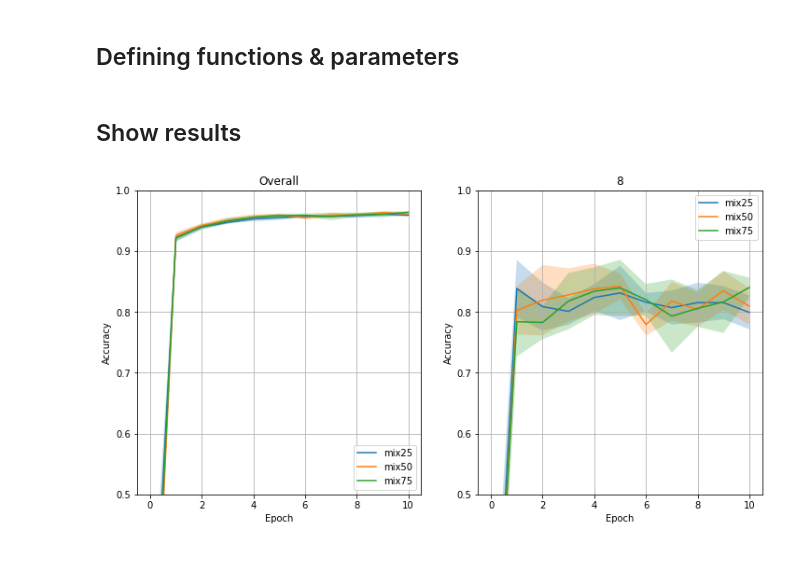
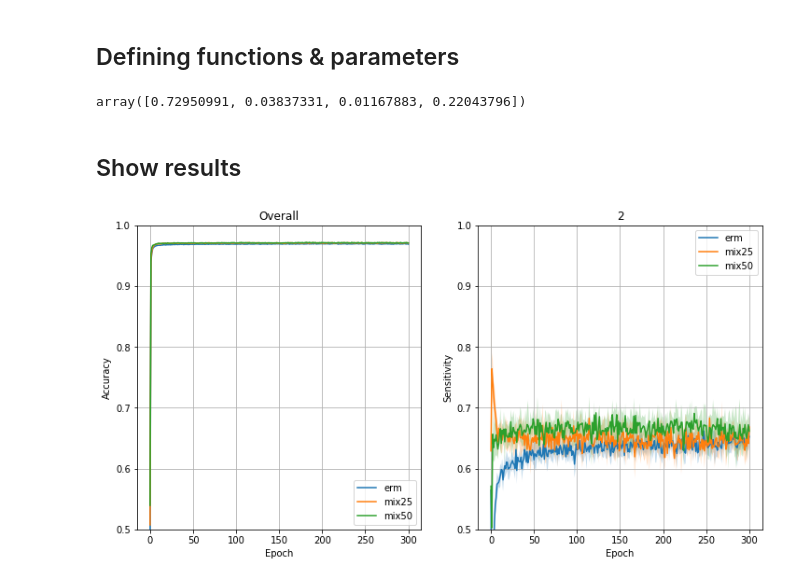
Before and after one commit to MsAsterisk1/ERM_GDRO, a Jupyter notebook: notebooks/Results Visualization.ipynb, the cells around one changed output. Drawn from its saved outputs; the diff is of its cells as text; code cells hidden in the pictures.

```diff
--- a/notebooks/Results Visualization.ipynb
+++ b/notebooks/Results Visualization.ipynb
@@ -16,19 +16,30 @@ Put the path of the folder containing the results in load_dir and run the cells
 # %%
 import matplotlib.pyplot as plt
 import pandas as pd
+import numpy as np
 
 # .csv to load results from
-load_path = 'test_results/mnist_independent/accuracies.csv'
+load_path = 'C:\\Users\\efurst1\\Documents\\waterbirds\\2\\accuracies.csv' #'test_results/mnist_independent/accuracies.csv'
+# %%
+# Get train set subclass sizes for waterbirds and find correction factors for the overall accuracy
+metadata = pd.read_csv('data/waterbirds_v1.0/metadata.csv')
+correction = np.array(metadata[metadata['split'] == 0].groupby(['y', 'place']).size(), dtype=np.float64)
+correction /= sum(correction)
+correction
+# %% [output]
+array([0.72950991, 0.03837331, 0.01167883, 0.22043796])
 # %%
-def plot_acc(drop_epochs=[], err_margin=0):
-    loaded_accuracies = pd.read_csv(load_path)
-    N = max(loaded_accuracies["trial"]) + 1
-    epochs = max(loaded_accuracies["epoch"]) + 1
-    subtypes = list(loaded_accuracies["subtype"].unique())
-    algorithms = loaded_accuracies.columns
+def plot_acc(drop_epochs=[], err_margin=0, accuracy_correction=None):
+    results_df = pd.read_csv(load_path, index_col=["trial", "epoch", "subtype"])
+    if accuracy_correction is not None:
+        all_but_overall = results_df.stack().unstack(level=2).drop(columns="Overall")
+        corrected_overall = (all_but_overall * accuracy_correction).sum(axis=1)
+        all_but_overall['Overall'] = corrected_overall.values
+        results_df = all_but_overall.stack().unstack(level=2)
 
-    results = loaded_accuracies.drop(columns=["trial", "epoch", "subtype"]).to_dict('list')
-    results_df = pd.DataFrame(results, index=pd.MultiIndex.from_product([range(N), range(epochs), subtypes], names=["trial", "epoch", "subtype"]))
+    N = max(results_df.index.get_level_values(0)) + 1
+    subtypes = list(results_df.index.get_level_values(2).unique())
+    algorithms = results_df.columns
 
     trial_means = results_df.stack().unstack(level=0).mean(axis=1).unstack(level=2)
     trial_errs = results_df.stack().unstack(level=0).std(axis=1).unstack(level=2) / (N ** 0.5)
@@ -36,7 +47,7 @@ def plot_acc(drop_epochs=[], err_margin=0):
     trial_means.drop(drop_epochs, level=0, axis=0, inplace=True)
     hide = []
 
-    subtypes = ["Overall", "8"]
+    subtypes = ["Overall", "2"]
 
     f, a = plt.subplots(1, 2)
 
@@ -44,7 +55,7 @@ def plot_acc(drop_epochs=[], err_margin=0):
 
     for i in range(len(subtypes)):
         plot_data = trial_means.drop(columns=hide).xs(subtypes[i], level=1)
-        plot_data.plot(ylim=[0.5,1],xlabel="Epoch",ylabel="Accuracy",kind='line',title=subtypes[i],ax=a[i],figsize=(12, 6),grid=True)
+        plot_data.plot(ylim=[0.5,1],xlabel="Epoch",ylabel="Accuracy" if subtypes[i] == 'Overall' else 'Sensitivity',kind='line',title=subtypes[i],ax=a[i],figsize=(12, 6),grid=True)
         plot_errs = trial_errs.drop(columns=hide).xs(key=subtypes[i], level=1)
         for col in plot_data.columns:
             a[i].fill_between(list(plot_data.index), plot_data[col] + err_margin * plot_errs[col], plot_data[col] - err_margin * plot_errs[col], alpha=0.25)
@@ -87,8 +98,8 @@ def ttest(p_threshold=0.05):
 # %% [markdown]
 ## Show results
 # %%
-plot_acc(err_margin=1.96)
+plot_acc(err_margin=1.96, accuracy_correction=correction)
 # %% [output]
-[figure, old version]
+[figure, new version]
 # %%
 ttest(p_threshold=0.05)
```
Also changed, not shown: 3 other files.
